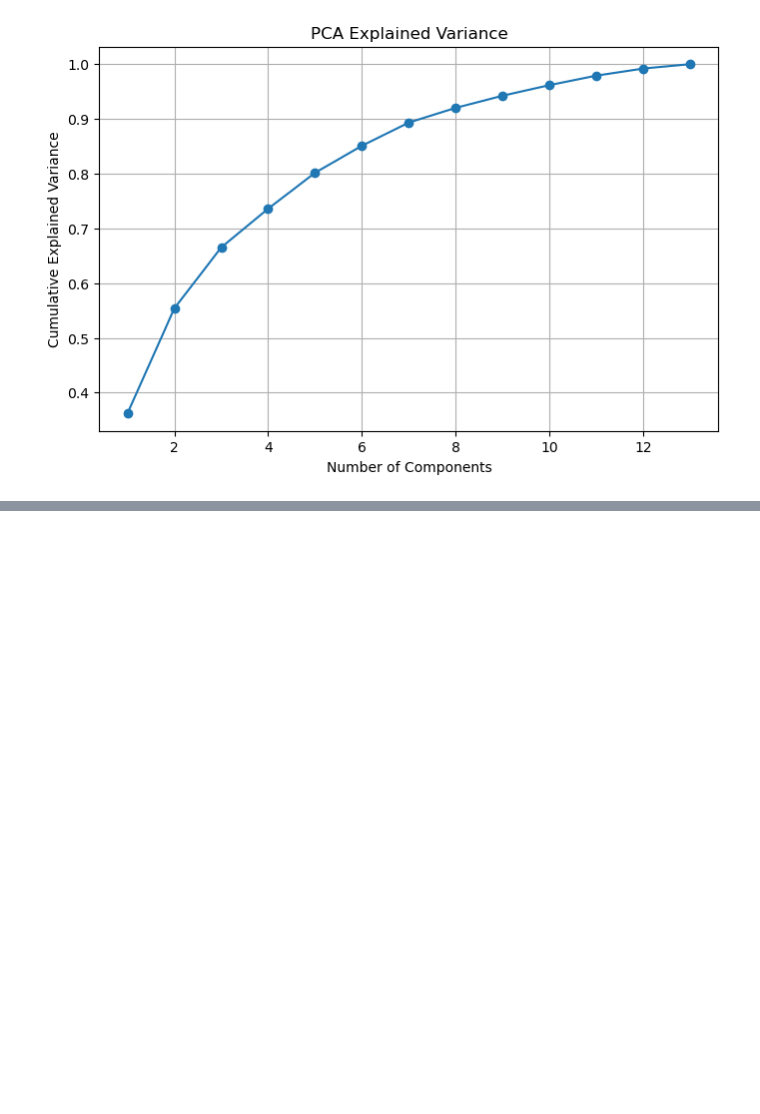
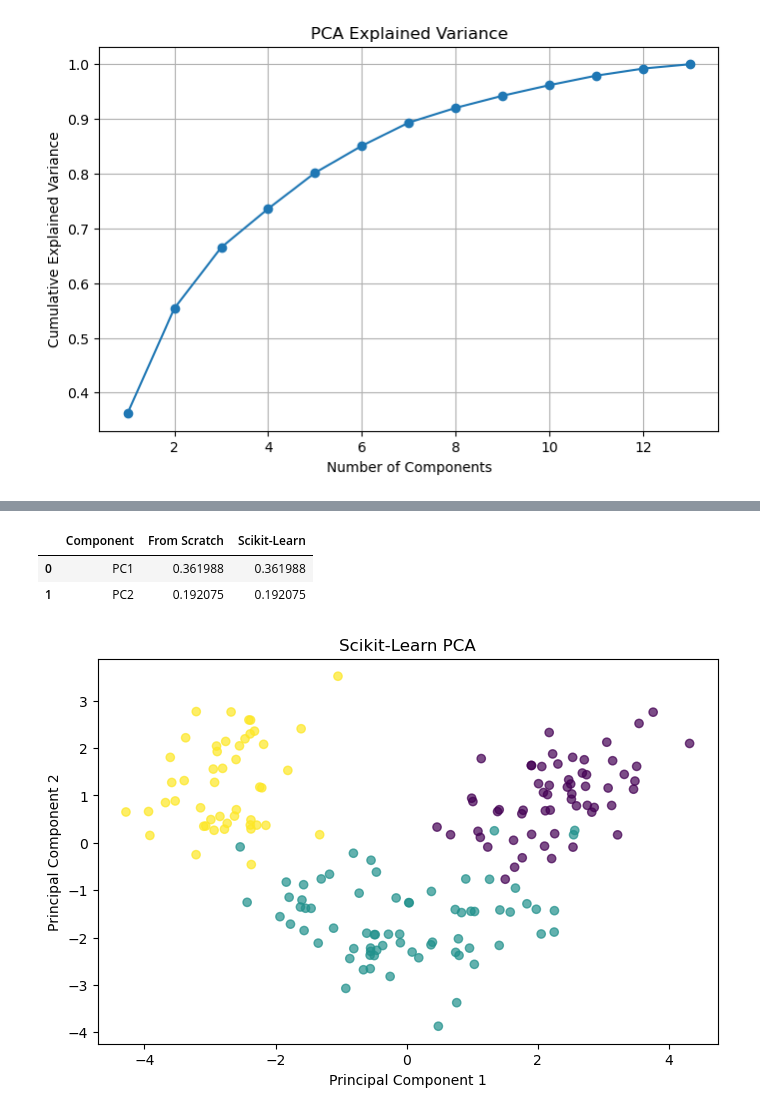
Before and after one commit to AHMAD-ALI5/machine-learning-from-scratch, a Jupyter notebook: machine-learning-from-scratch/Clustering/dimensionality reduction.ipynb, the cells around one changed output, grey strips where cells are left out. Cells and saved outputs as stored; diff of their text form; code cells hidden in the pictures; blank space fills up the shorter version.

```diff
--- a/machine-learning-from-scratch/Clustering/dimensionality reduction.ipynb
+++ b/machine-learning-from-scratch/Clustering/dimensionality reduction.ipynb
@@ -201,0 +225,46 @@ plt.show()
+# %%
+sklearn_pca = PCA(
+    n_components=2
+)
+
+X_sklearn = sklearn_pca.fit_transform(
+    X_scaled
+)
+
+comparison = pd.DataFrame({
+    "Component": [
+        "PC1",
+        "PC2"
+    ],
+    "From Scratch": [
+        pca.explained_variance_ratio_[0],
+        pca.explained_variance_ratio_[1]
+    ],
+    "Scikit-Learn": [
+        sklearn_pca.explained_variance_ratio_[0],
+        sklearn_pca.explained_variance_ratio_[1]
+    ]
+})
+
+comparison
+# %% [output]
+|  | Component | From Scratch | Scikit-Learn |
+| 0 | PC1 | 0.361988 | 0.361988 |
+| 1 | PC2 | 0.192075 | 0.192075 |
+# %%
+plt.figure(figsize=(8, 5))
+
+plt.scatter(
+    X_sklearn[:, 0],
+    X_sklearn[:, 1],
+    c=y,
+    alpha=0.7
+)
+
+plt.xlabel("Principal Component 1")
+plt.ylabel("Principal Component 2")
+plt.title("Scikit-Learn PCA")
+
+plt.show()
+# %% [output]
+[figure, added]
```
Also changed, not shown: parts of 2 cells of this notebook.
